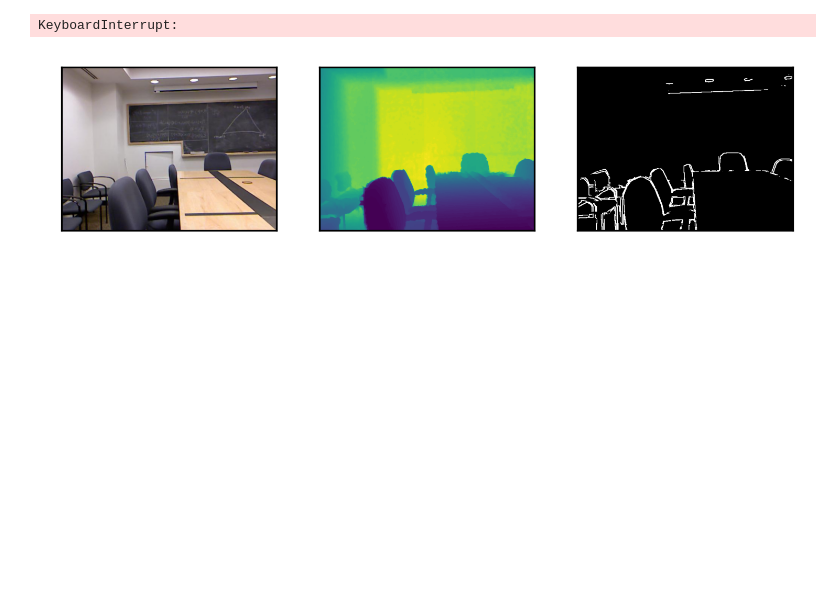
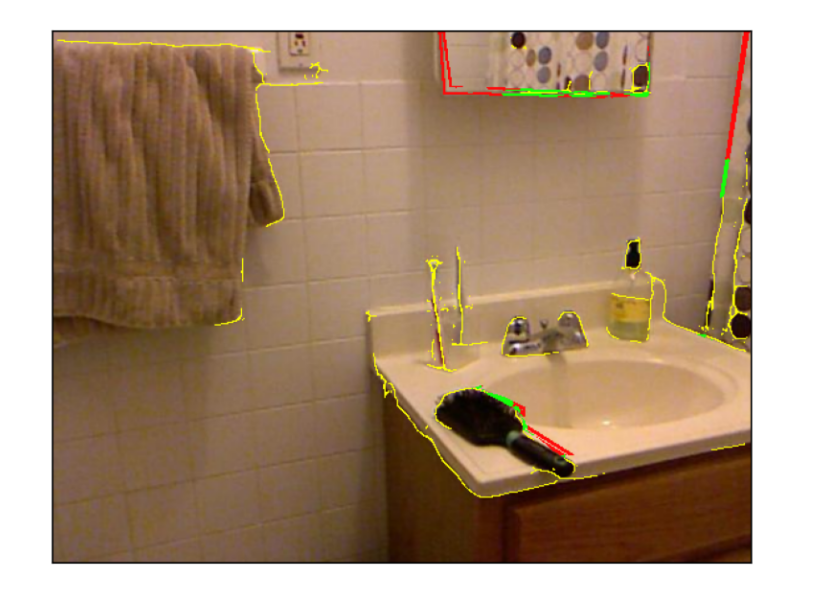
Before and after one commit to Daniellli/ECT, a Jupyter notebook: jupyters/nyud_qualitative.ipynb, the cells around one changed output. Drawn from its saved outputs; the diff is of its cells as text; code cells hidden in the pictures; blank space fills up the shorter version.

```diff
--- a/jupyters/nyud_qualitative.ipynb
+++ b/jupyters/nyud_qualitative.ipynb
@@ -213,6 +213,7 @@ hed_selector = NyudV2QualitativeSelector(join(RINDNET_ROOT,'hed'),'hed',dataset=
 dff_selector = NyudV2QualitativeSelector(join(RINDNET_ROOT,'dff'),'dff',dataset=dataset)
 rcf_selector = NyudV2QualitativeSelector(join(RINDNET_ROOT,'rcf'),'rcf',dataset=dataset)
 rindnet_selector = NyudV2QualitativeSelector(join(RINDNET_ROOT,'rindnet'),'rindnet',dataset=dataset)
+edter_selector = NyudV2QualitativeSelector('/home/DISCOVER_summer2022/xusc/exp/EDTER/logs/NYUD2','edter',dataset=dataset)
 # %%
 
 def get_best_image(main_drawer,other_drawer_list,task = 'reflectance'):
@@ -238,45 +239,50 @@ def get_best_image(main_drawer,other_drawer_list,task = 'reflectance'):
 # %%
 
 
 
-# for task in ['normal','depth']:
+for task in ['normal','depth']:
 
-#     best_dict = get_best_image(our_drawer,[hed_selector,rcf_selector,dff_selector,rindnet_selector],task)
+    best_dict = get_best_image(our_drawer,[hed_selector,rcf_selector,dff_selector,rindnet_selector],task)
 
-#     compare_save_path = 'logs/nyudv2/compare/%s'%(task)
-#     gt_save_path = 'logs/nyudv2/gt/%s'%(task)
-#     make_dir(compare_save_path)
-#     make_dir(gt_save_path)
+    compare_save_path = 'logs/nyudv2/compare/%s'%(task)
+    gt_save_path = 'logs/nyudv2/gt/%s'%(task)
+    make_dir(compare_save_path)
+    make_dir(gt_save_path)
 
-#     threshold_range = [0.5]
+    threshold_range = [0.5]
 
 
-#     for name in [x[0] for x in best_dict][:30]:
+    for name in [x[0] for x in best_dict][:30]:
 
-#         save_path = join(compare_save_path,name+'.png')
-#         if exists(save_path):
-#             continue
+        # save_path = join(compare_save_path,name+'.png')
+        # if exists(save_path):
+        #     continue
 
-#         idx = our_drawer.name2idx(name)
-#         image,gt_edge,prediction_edge,name = our_drawer.getitem_by_task(task,idx)
-#         gt_edge = gt_edge/255
+        idx = our_drawer.name2idx(name)
+        # image,gt_edge,prediction_edge,name = our_drawer.getitem_by_task(task,idx)
+        # gt_edge = gt_edge/255
 
-#         draw_image = image[:,:,::-1].copy()
+        # draw_image = image[:,:,::-1].copy()
 
-#         draw_image[gt_edge==1] = our_drawer.COLORS['TP']
-#         show_imgs([draw_image],[0],img_name=join(gt_save_path,name+'.png'))
+        # draw_image[gt_edge==1] = our_drawer.COLORS['TP']
+        # show_imgs([draw_image],[0],img_name=join(gt_save_path,name+'.png'))
 
 
-#         __ours = our_drawer.draw_edge(task,idx,threshold_range)
-#         __hed = hed_selector.draw_edge(task,idx,threshold_range)
-#         __dff = dff_selector.draw_edge(task,idx,threshold_range)
-#         __rcf = rcf_selector.draw_edge(task,idx,threshold_range)
-#         __rindnet = rindnet_selector.draw_edge(task,idx,threshold_range)
+        # __ours = our_drawer.draw_edge(task,idx,threshold_range)
+        # __hed = hed_selector.draw_edge(task,idx,threshold_range)
+        # __dff = dff_selector.draw_edge(task,idx,threshold_range)
+        # __rcf = rcf_selector.draw_edge(task,idx,threshold_range)
+        # __rindnet = rindnet_selector.draw_edge(task,idx,threshold_range)
 
 
-#         image_list = [draw_image] +__hed+__rcf+__dff+__rindnet + __ours
 
-#         show_imgs(image_list,[0]*len(image_list),titles=['GT','HED','RCF','DFF','RindNet','Ours'],img_name=save_path)
+        # image_list = [draw_image] +__hed+__rcf+__dff+__rindnet + __ours
+
+        # show_imgs(image_list,[0]*len(image_list),titles=['GT','HED','RCF','DFF','RindNet','Ours'],img_name=save_path)
+
+        __edter = edter_selector.draw_edge(task,idx,threshold_range)
+# %% [output]
+[figure, added]
 # %%
 
 def resize(map):
@@ -315,8 +321,5 @@ def generate_data_qualitatives(drawer,task):
 
 
 
-generate_data_qualitatives(our_drawer, 'depth')
+# generate_data_qualitatives(our_drawer, 'depth')
 # generate_data_qualitatives(our_drawer, 'normal')
-# %% [output]
-KeyboardInterrupt:
-[figure, removed]
```
Also changed, not shown: 23 other files.
